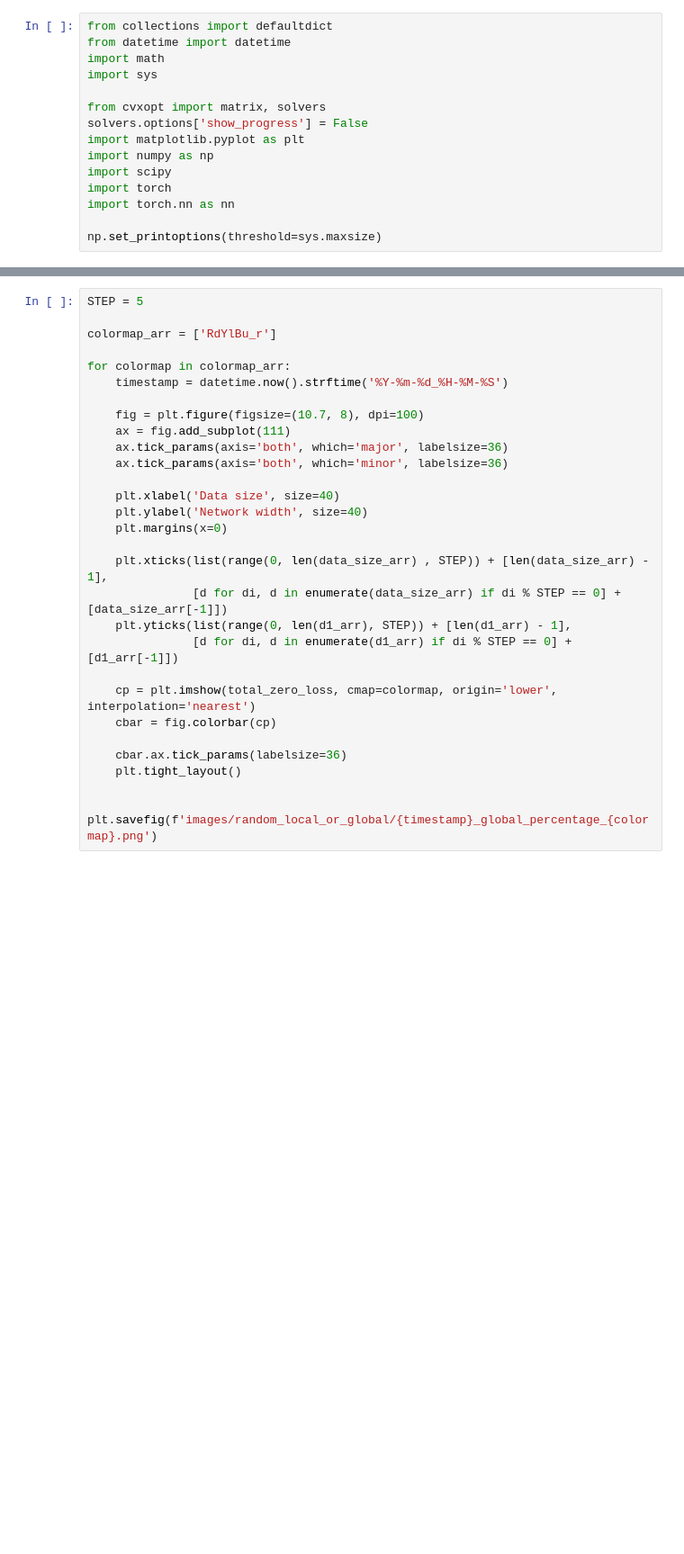
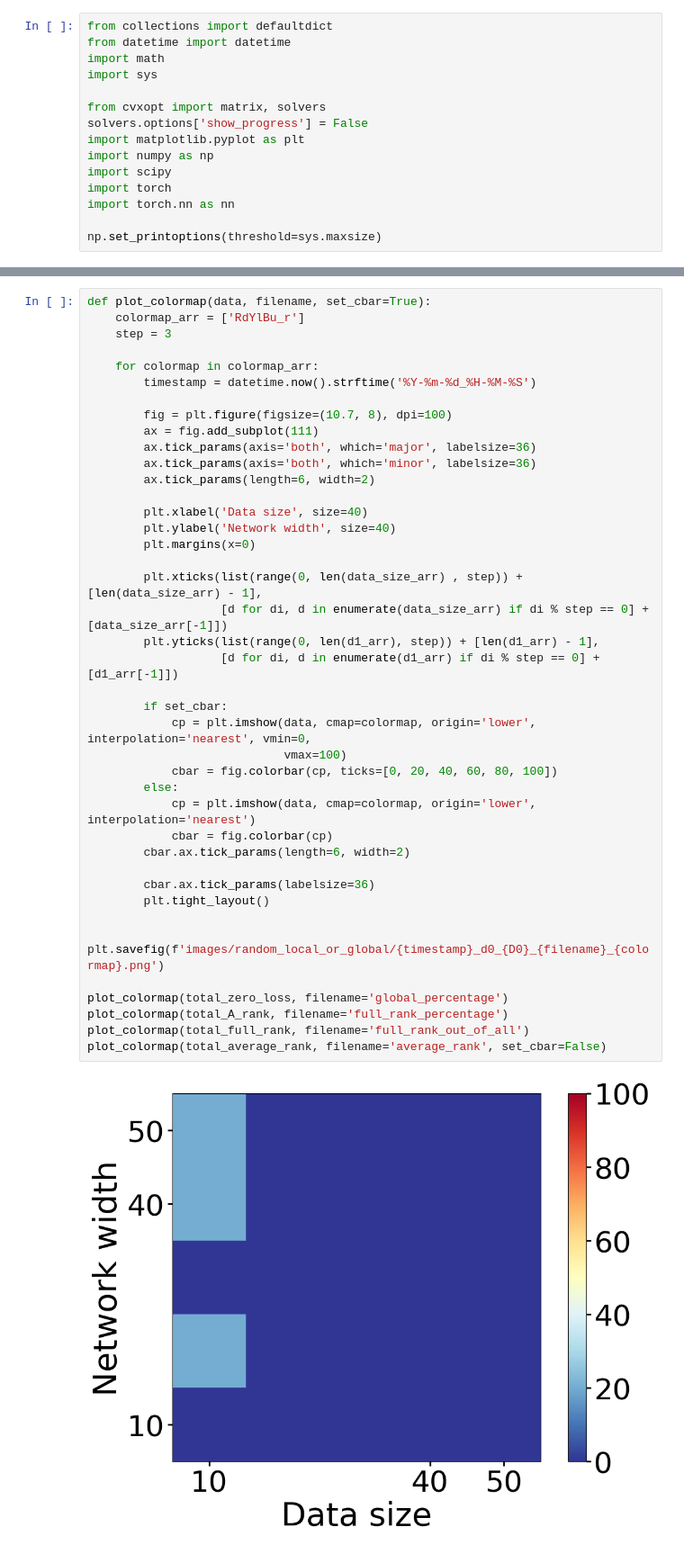
Before and after one commit to kedar2/loss-landscape, a Jupyter notebook: jupyter notebooks/random_local_or_global.ipynb, the cells around one changed output, grey strips where cells are left out. Shown: that part at 90% size. Saved outputs shown, nothing was run; the diff lists cells and outputs as text; blank space fills up the shorter version.

```diff
--- a/jupyter notebooks/random_local_or_global.ipynb
+++ b/jupyter notebooks/random_local_or_global.ipynb
@@ -219,29 +301,43 @@ Average region dimension: 200.0
 # %%
-STEP = 5
+def plot_colormap(data, filename, set_cbar=True):
+    colormap_arr = ['RdYlBu_r']
+    step = 3
 
-colormap_arr = ['RdYlBu_r']
+    for colormap in colormap_arr:
+        timestamp = datetime.now().strftime('%Y-%m-%d_%H-%M-%S')
 
-for colormap in colormap_arr:
-    timestamp = datetime.now().strftime('%Y-%m-%d_%H-%M-%S')
+        fig = plt.figure(figsize=(10.7, 8), dpi=100)
+        ax = fig.add_subplot(111)
+        ax.tick_params(axis='both', which='major', labelsize=36)
+        ax.tick_params(axis='both', which='minor', labelsize=36)
+        ax.tick_params(length=6, width=2)
 
-    fig = plt.figure(figsize=(10.7, 8), dpi=100)
-    ax = fig.add_subplot(111)
-    ax.tick_params(axis='both', which='major', labelsize=36)
-    ax.tick_params(axis='both', which='minor', labelsize=36)
+        plt.xlabel('Data size', size=40)
+        plt.ylabel('Network width', size=40)
+        plt.margins(x=0)
 
-    plt.xlabel('Data size', size=40)
-    plt.ylabel('Network width', size=40)
-    plt.margins(x=0)
+        plt.xticks(list(range(0, len(data_size_arr) , step)) + [len(data_size_arr) - 1],
+                   [d for di, d in enumerate(data_size_arr) if di % step == 0] + [data_size_arr[-1]])
+        plt.yticks(list(range(0, len(d1_arr), step)) + [len(d1_arr) - 1],
+                   [d for di, d in enumerate(d1_arr) if di % step == 0] + [d1_arr[-1]])
 
-    plt.xticks(list(range(0, len(data_size_arr) , STEP)) + [len(data_size_arr) - 1],
-               [d for di, d in enumerate(data_size_arr) if di % STEP == 0] + [data_size_arr[-1]])
-    plt.yticks(list(range(0, len(d1_arr), STEP)) + [len(d1_arr) - 1],
-               [d for di, d in enumerate(d1_arr) if di % STEP == 0] + [d1_arr[-1]])
+        if set_cbar:
+            cp = plt.imshow(data, cmap=colormap, origin='lower', interpolation='nearest', vmin=0,
+                            vmax=100)
+            cbar = fig.colorbar(cp, ticks=[0, 20, 40, 60, 80, 100])
+        else:
+            cp = plt.imshow(data, cmap=colormap, origin='lower', interpolation='nearest')
+            cbar = fig.colorbar(cp)
+        cbar.ax.tick_params(length=6, width=2)
 
-    cp = plt.imshow(total_zero_loss, cmap=colormap, origin='lower', interpolation='nearest')
-    cbar = fig.colorbar(cp)
+        cbar.ax.tick_params(labelsize=36)
+        plt.tight_layout()
 
-    cbar.ax.tick_params(labelsize=36)
-    plt.tight_layout()
+        plt.savefig(f'images/random_local_or_global/{timestamp}_d0_{D0}_{filename}_{colormap}.png')
 
-    plt.savefig(f'images/random_local_or_global/{timestamp}_global_percentage_{colormap}.png')
+plot_colormap(total_zero_loss, filename='global_percentage')
+plot_colormap(total_A_rank, filename='full_rank_percentage')
+plot_colormap(total_full_rank, filename='full_rank_out_of_all')
+plot_colormap(total_average_rank, filename='average_rank', set_cbar=False)
+# %% [output]
+[figure, added]
```
Also changed, not shown: parts of 3 cells of this notebook, 2 other files.
